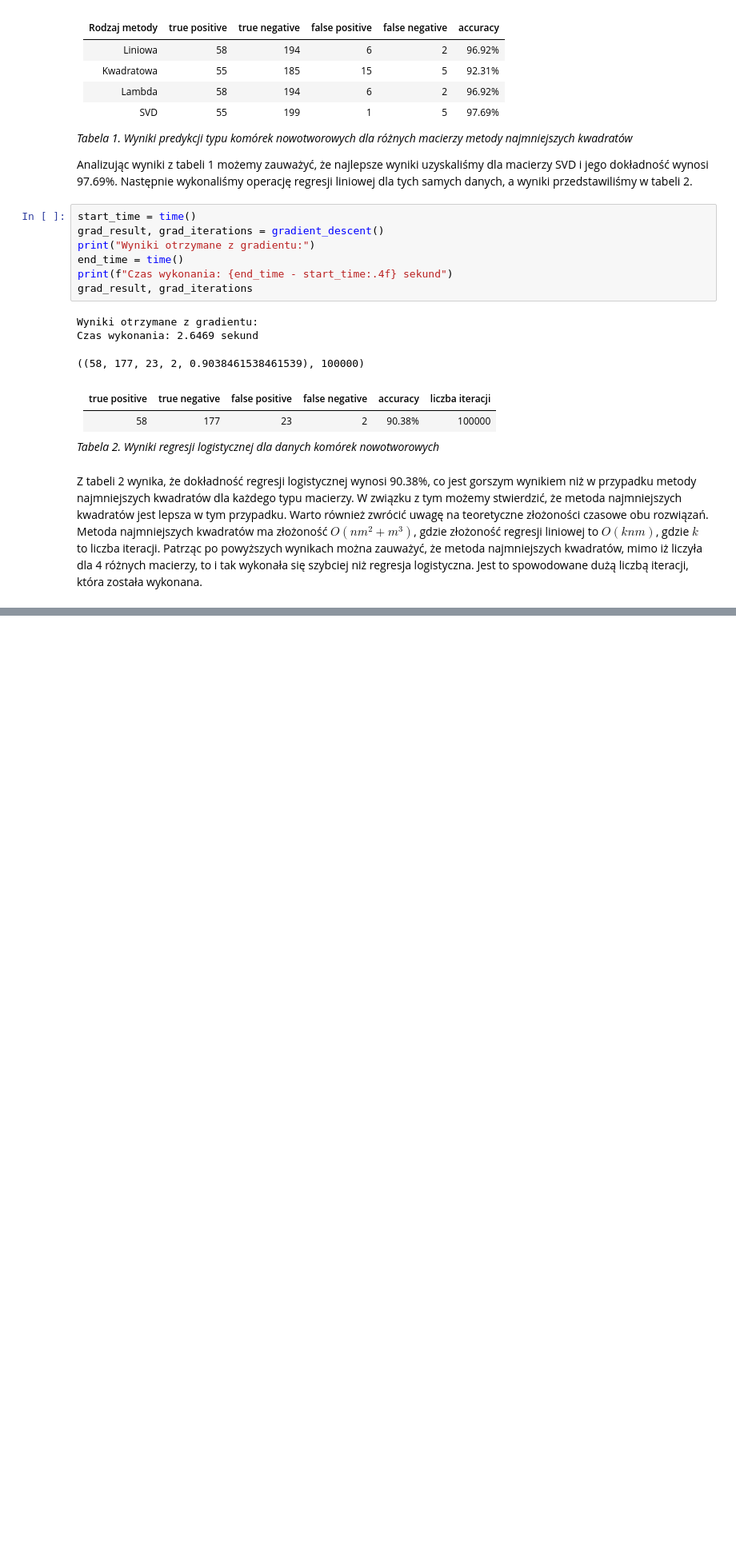
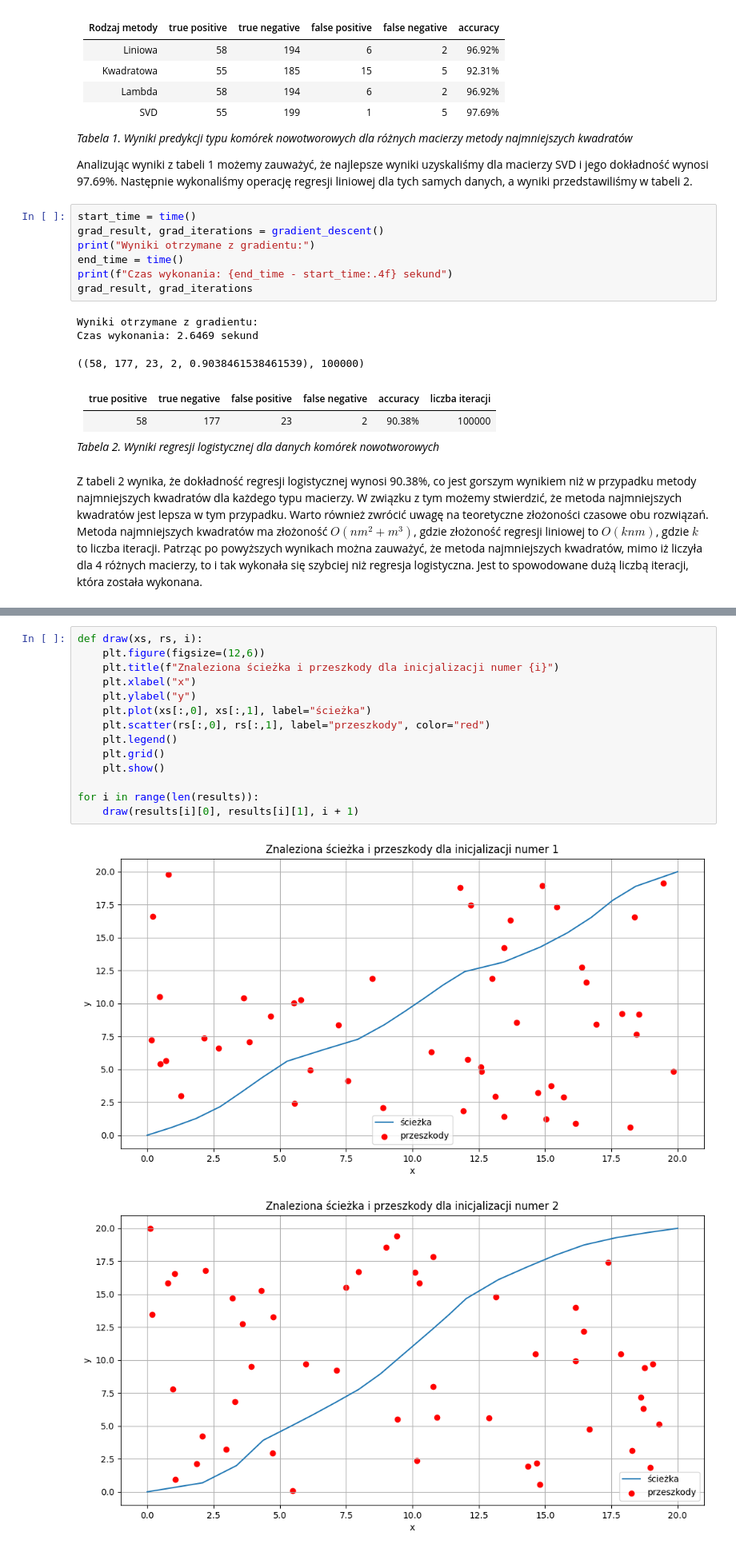
Before and after one commit to lythx/MOWNIT, a Jupyter notebook: lab11/merge.ipynb, the cells around one changed output, grey strips where cells are left out. Shown at 80% size. Cells and saved outputs as stored; diff of their text form; blank space fills up the shorter version.

```diff
--- a/lab11/merge.ipynb
+++ b/lab11/merge.ipynb
@@ -165,0 +248,17 @@ Z tabeli 2 wynika, że dokładność regresji logistycznej wynosi 90.38%, co jes
+# %%
+def draw(xs, rs, i):
+    plt.figure(figsize=(12,6))
+    plt.title(f"Znaleziona ścieżka i przeszkody dla inicjalizacji numer {i}")
+    plt.xlabel("x")
+    plt.ylabel("y")
+    plt.plot(xs[:,0], xs[:,1], label="ścieżka")
+    plt.scatter(rs[:,0], rs[:,1], label="przeszkody", color="red")
+    plt.legend()
+    plt.grid()
+    plt.show()
+
+for i in range(len(results)):
+    draw(results[i][0], results[i][1], i + 1)
+# %% [output]
+[figure, added]
+[figure, added]
```
Also changed, not shown: parts of 9 cells of this notebook.
